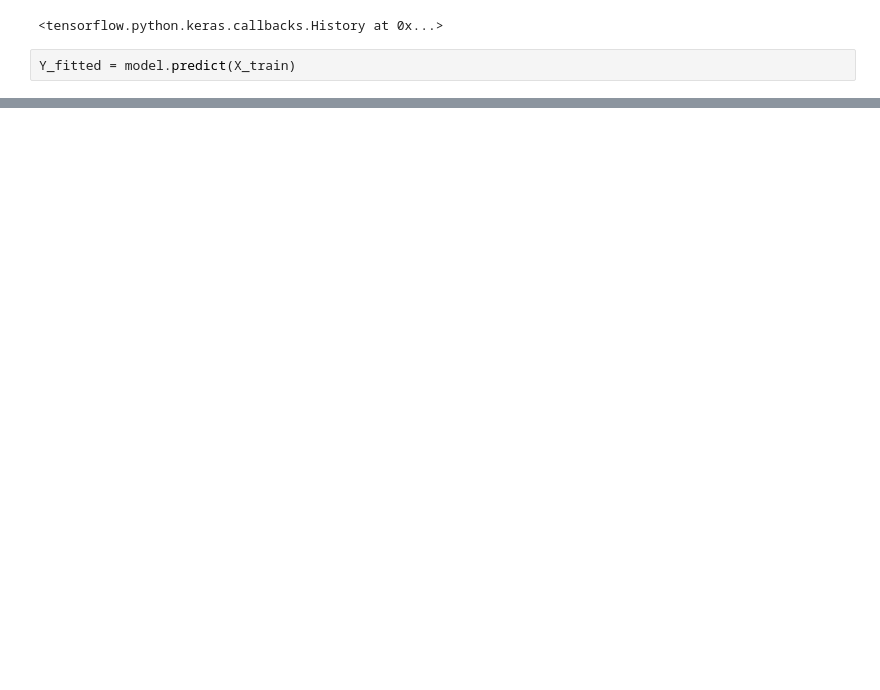
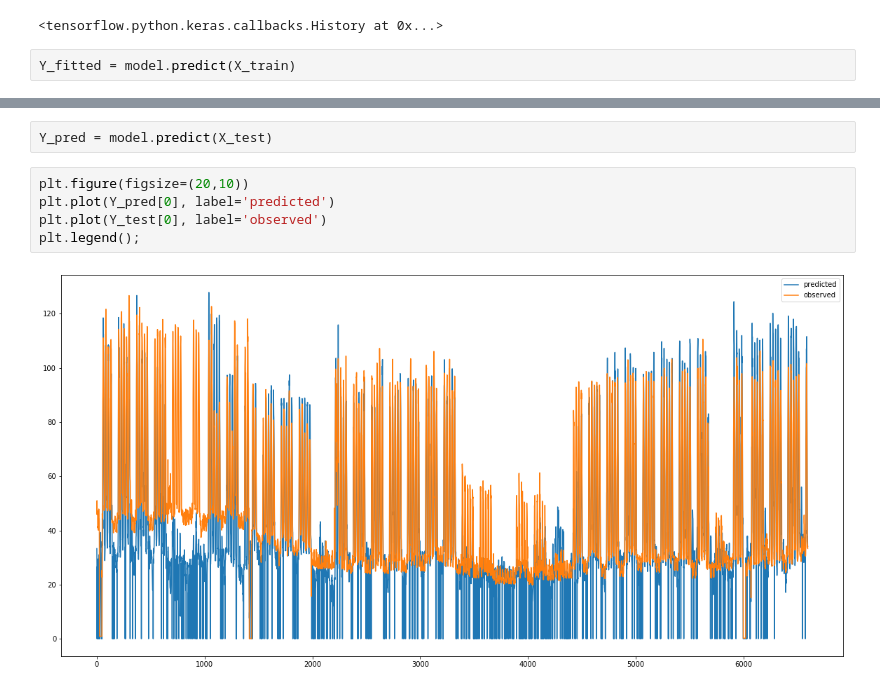
Before and after one commit to dmgt/gdso_2019, a Jupyter notebook: Yusuke/codes/LSTM.ipynb, the cells around one changed output, grey strips where cells are left out. Saved outputs shown, nothing was run; the diff lists cells and outputs as text; blank space fills up the shorter version.

Commit message:
Add files via upload
updated: LSTM.ipynb(.py)
the number of each model corresponds to the numbers in the doc.

```diff
--- a/Yusuke/codes/LSTM.ipynb
+++ b/Yusuke/codes/LSTM.ipynb
@@ -97,0 +211,9 @@ plt.legend();
+# %%
+Y_pred = model.predict(X_test)
+# %%
+plt.figure(figsize=(20,10))
+plt.plot(Y_pred[0], label='predicted')
+plt.plot(Y_test[0], label='observed')
+plt.legend();
+# %% [output]
+[figure, added]
```
Also changed, not shown: parts of 26 cells of this notebook, 1 other file.
